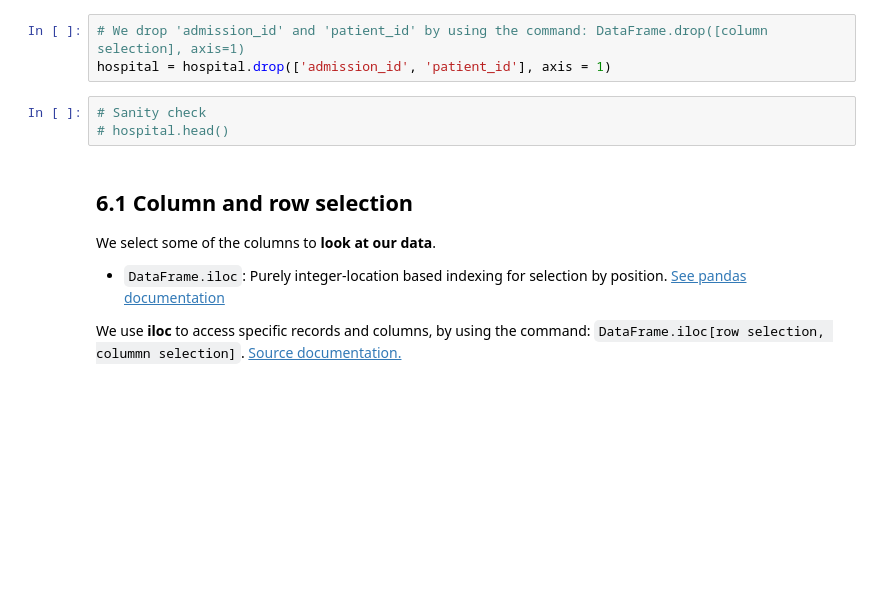
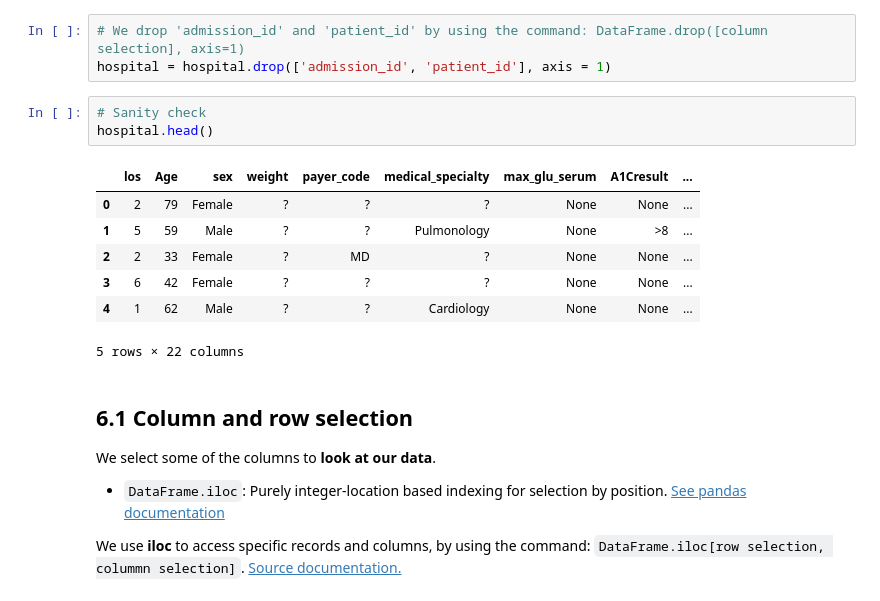
Before and after one commit to lan-k/CCC, a Jupyter notebook: 01_Data_Engineering_Exercise01.ipynb, the cells around one changed output. Cells and saved outputs as stored; diff of their text form; blank space fills up the shorter version.

```diff
--- a/01_Data_Engineering_Exercise01.ipynb
+++ b/01_Data_Engineering_Exercise01.ipynb
@@ -314,7 +340,15 @@ For prediction purposes, we are not interested in the first two columns (admissi
 hospital = hospital.drop(['admission_id', 'patient_id'], axis = 1)
 # %%
 # Sanity check
-# hospital.head()
+hospital.head()
+# %% [output]
+|  | los | Age | sex | weight | payer_code | medical_specialty | max_glu_serum | A1Cresult | ... |
+| 0 | 2 | 79 | Female | ? | ? | ? | None | None | ... |
+| 1 | 5 | 59 | Male | ? | ? | Pulmonology | None | >8 | ... |
+| 2 | 2 | 33 | Female | ? | MD | ? | None | None | ... |
+| 3 | 6 | 42 | Female | ? | ? | ? | None | None | ... |
+| 4 | 1 | 62 | Male | ? | ? | Cardiology | None | None | ... |
+5 rows × 22 columns
 # %% [markdown]
 ## 6.1 Column and row selection
 
```
Also changed, not shown: parts of 10 cells of this notebook.
